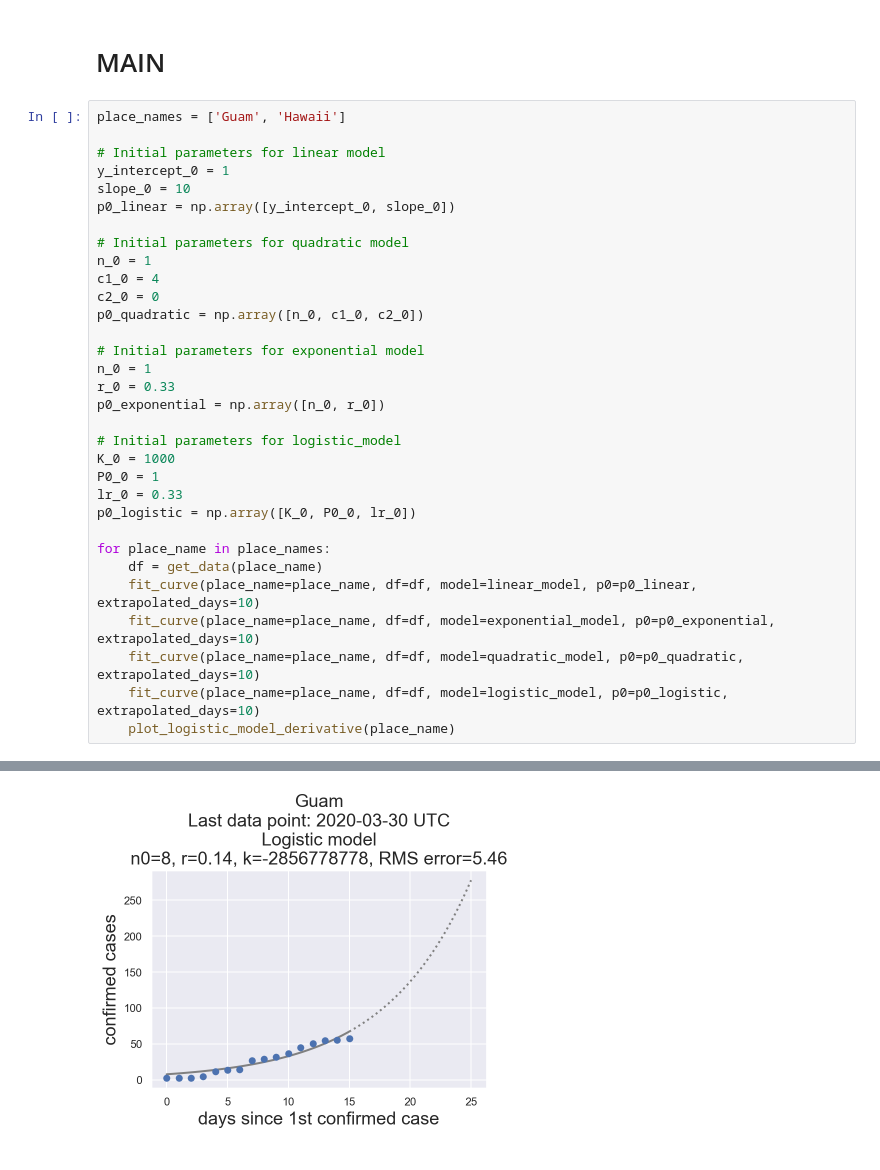
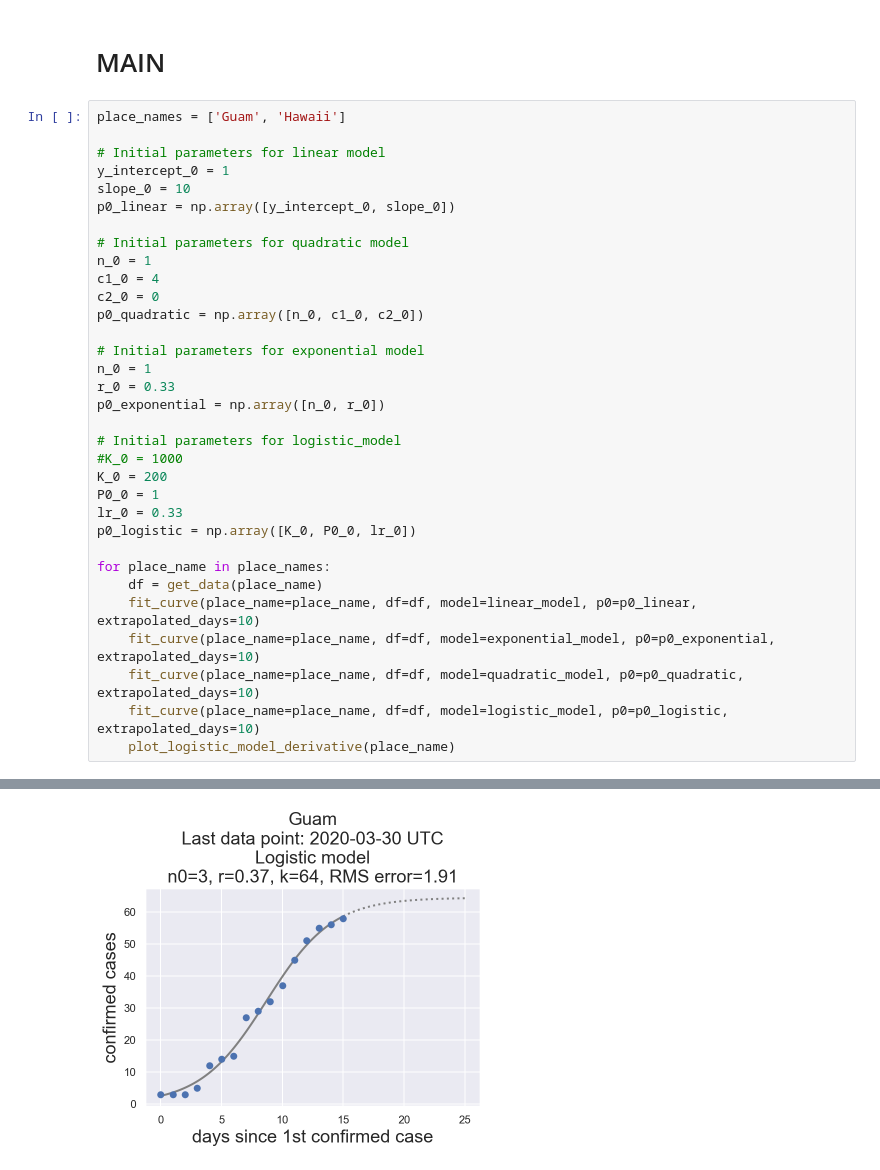
Before and after one commit to aubreymoore/Guam-Corona-Virus-Data, a Jupyter notebook: curve-fitting.ipynb, the cells around one changed output, grey strips where cells are left out. Cells and saved outputs as stored; diff of their text form.

```diff
--- a/curve-fitting.ipynb
+++ b/curve-fitting.ipynb
@@ -141,32 +143,33 @@ y_intercept_0 = 1
 slope_0 = 10
 p0_linear = np.array([y_intercept_0, slope_0])
 
 # Initial parameters for quadratic model
 n_0 = 1
 c1_0 = 4
 c2_0 = 0
 p0_quadratic = np.array([n_0, c1_0, c2_0])
 
 # Initial parameters for exponential model
 n_0 = 1
 r_0 = 0.33
 p0_exponential = np.array([n_0, r_0])
 
 # Initial parameters for logistic_model
-K_0 = 1000
+#K_0 = 1000
+K_0 = 200
 P0_0 = 1
 lr_0 = 0.33
 p0_logistic = np.array([K_0, P0_0, lr_0])
 
 for place_name in place_names:
     df = get_data(place_name)
     fit_curve(place_name=place_name, df=df, model=linear_model, p0=p0_linear, extrapolated_days=10)
     fit_curve(place_name=place_name, df=df, model=exponential_model, p0=p0_exponential, extrapolated_days=10)
     fit_curve(place_name=place_name, df=df, model=quadratic_model, p0=p0_quadratic, extrapolated_days=10)
     fit_curve(place_name=place_name, df=df, model=logistic_model, p0=p0_logistic, extrapolated_days=10)
     plot_logistic_model_derivative(place_name)
 # %% [output]
 [figure]
 [figure]
 [figure]
-[figure, old version]
+[figure, new version]
```
Also changed, not shown: parts of 2 cells of this notebook, 10 other files.
